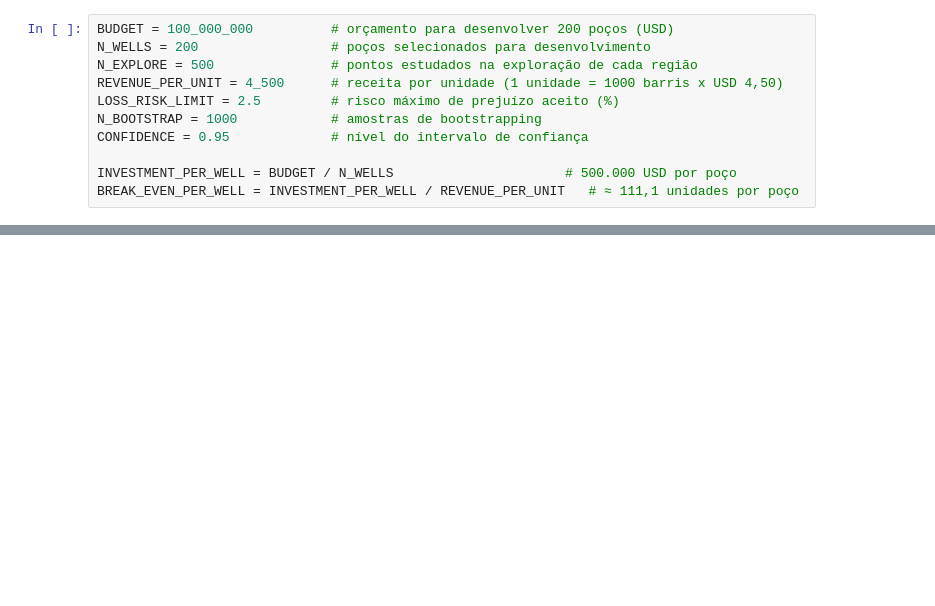
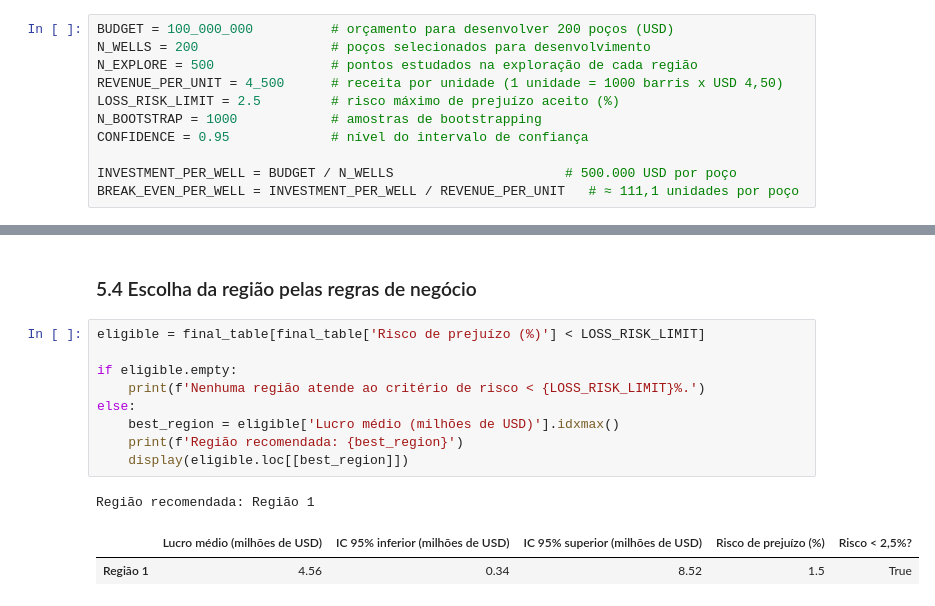
Before and after one commit to LarissaBotany/OilyGiant_s10_Project, a Jupyter notebook: Projeto_oilygiant_v0.ipynb, the cells around one changed output, grey strips where cells are left out. Drawn from its saved outputs; the diff is of its cells as text; blank space fills up the shorter version.

```diff
--- a/Projeto_oilygiant_v0.ipynb
+++ b/Projeto_oilygiant_v0.ipynb
@@ -414,0 +607,15 @@ Para que a receita de 200 poços cubra os 100 milhões de dólares, cada poço p
+# %% [markdown]
+### 5.4 Escolha da região pelas regras de negócio
+# %%
+eligible = final_table[final_table['Risco de prejuízo (%)'] < LOSS_RISK_LIMIT]
+
+if eligible.empty:
+    print(f'Nenhuma região atende ao critério de risco < {LOSS_RISK_LIMIT}%.')
+else:
+    best_region = eligible['Lucro médio (milhões de USD)'].idxmax()
+    print(f'Região recomendada: {best_region}')
+    display(eligible.loc[[best_region]])
+# %% [output]
+Região recomendada: Região 1
+|  | Lucro médio (milhões de USD) | IC 95% inferior (milhões de USD) | IC 95% superior (milhões de USD) | Risco de prejuízo (%) | Risco < 2,5%? |
+| Região 1 | 4.56 | 0.34 | 8.52 | 1.5 | True |
```
Also changed, not shown: parts of 18 cells of this notebook, 2 other files.
